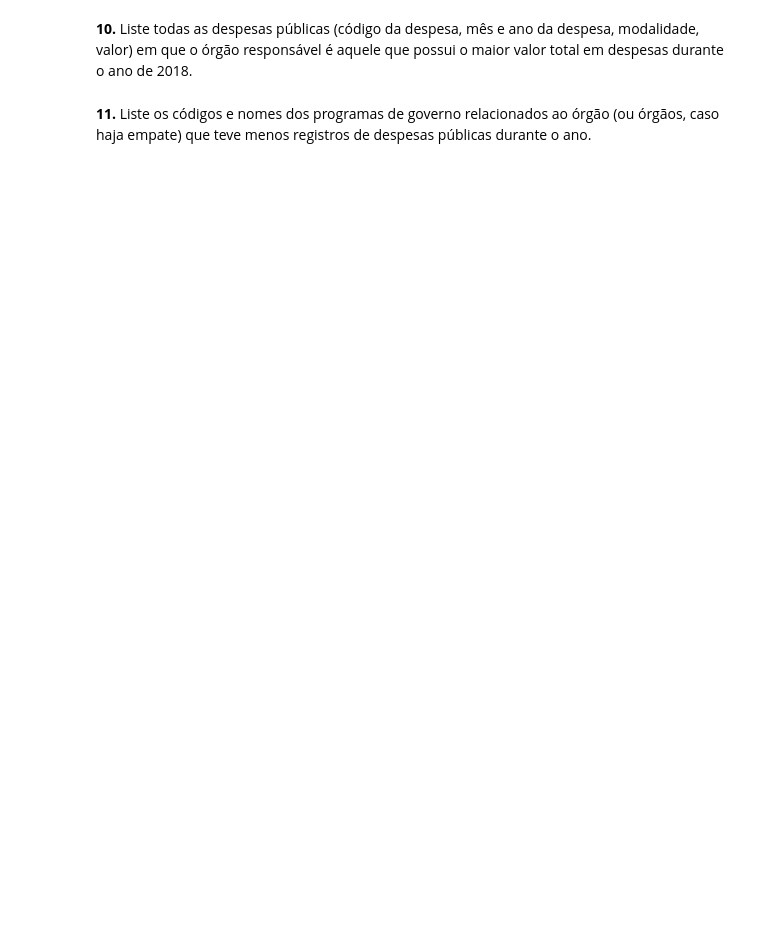
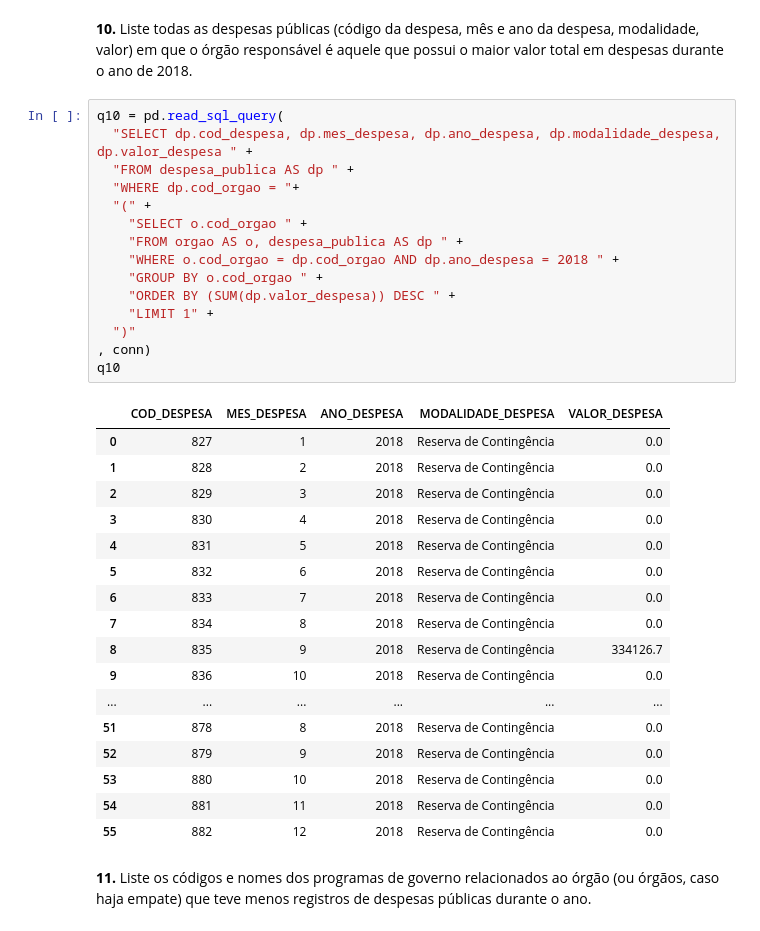
Before and after one commit to ondanieldev/ibd, a Jupyter notebook: ibd_tp_01.ipynb, the cells around one changed output. Cells and saved outputs as stored; diff of their text form; blank space fills up the shorter version.

```diff
--- a/ibd_tp_01.ipynb
+++ b/ibd_tp_01.ipynb
@@ -117,4 +339,37 @@ Expresse cada consulta abaixo utilizando SQL:
 # %% [markdown]
 **10.** Liste todas as despesas públicas (código da despesa, mês e ano da despesa, modalidade, valor) em que o órgão responsável é aquele que possui o maior valor total em despesas durante o ano de 2018.
+# %%
+q10 = pd.read_sql_query(
+  "SELECT dp.cod_despesa, dp.mes_despesa, dp.ano_despesa, dp.modalidade_despesa, dp.valor_despesa " +
+  "FROM despesa_publica AS dp " +
+  "WHERE dp.cod_orgao = "+
+  "(" +
+    "SELECT o.cod_orgao " +
+    "FROM orgao AS o, despesa_publica AS dp " +
+    "WHERE o.cod_orgao = dp.cod_orgao AND dp.ano_despesa = 2018 " +
+    "GROUP BY o.cod_orgao " +
+    "ORDER BY (SUM(dp.valor_despesa)) DESC " +
+    "LIMIT 1" +
+  ")"
+, conn)
+q10
+# %% [output]
+|  | COD_DESPESA | MES_DESPESA | ANO_DESPESA | MODALIDADE_DESPESA | VALOR_DESPESA |
+| 0 | 827 | 1 | 2018 | Reserva de Contingência | 0.0 |
+| 1 | 828 | 2 | 2018 | Reserva de Contingência | 0.0 |
+| 2 | 829 | 3 | 2018 | Reserva de Contingência | 0.0 |
+| 3 | 830 | 4 | 2018 | Reserva de Contingência | 0.0 |
+| 4 | 831 | 5 | 2018 | Reserva de Contingência | 0.0 |
+| 5 | 832 | 6 | 2018 | Reserva de Contingência | 0.0 |
+| 6 | 833 | 7 | 2018 | Reserva de Contingência | 0.0 |
+| 7 | 834 | 8 | 2018 | Reserva de Contingência | 0.0 |
+| 8 | 835 | 9 | 2018 | Reserva de Contingência | 334126.7 |
+| 9 | 836 | 10 | 2018 | Reserva de Contingência | 0.0 |
+| ... | ... | ... | ... | ... | ... |
+| 51 | 878 | 8 | 2018 | Reserva de Contingência | 0.0 |
+| 52 | 879 | 9 | 2018 | Reserva de Contingência | 0.0 |
+| 53 | 880 | 10 | 2018 | Reserva de Contingência | 0.0 |
+| 54 | 881 | 11 | 2018 | Reserva de Contingência | 0.0 |
+| 55 | 882 | 12 | 2018 | Reserva de Contingência | 0.0 |
 # %% [markdown]
 **11.** Liste os códigos e nomes dos programas de governo relacionados ao órgão (ou órgãos, caso haja empate) que teve menos registros de despesas públicas durante o ano.
```
Also changed, not shown: parts of 16 cells of this notebook, 1 other file.
